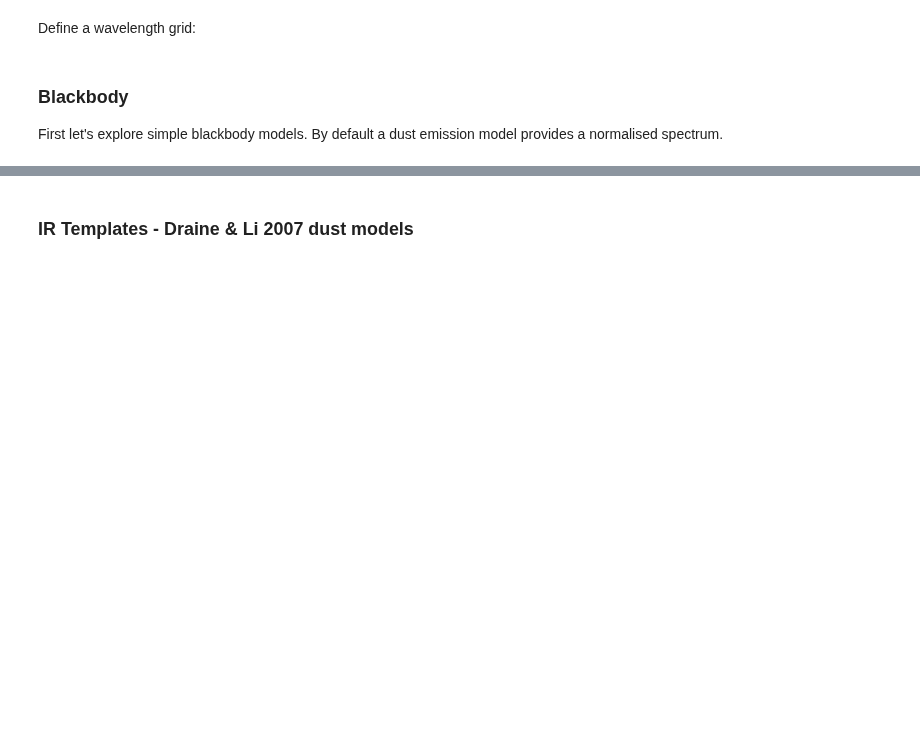
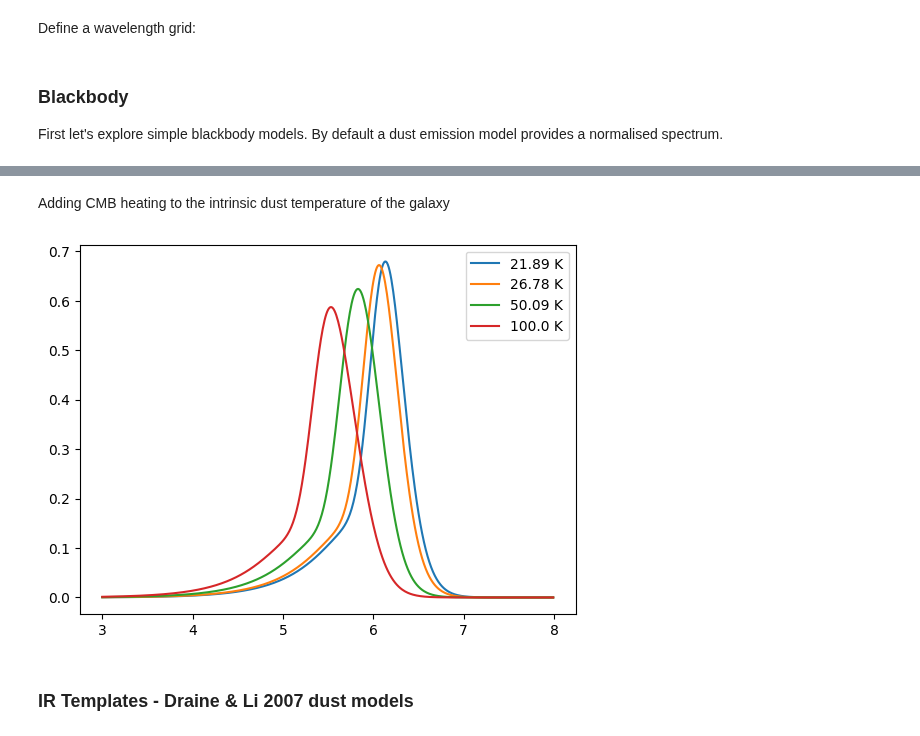
Before and after one commit to tHarvey303/synthesizer, a Jupyter notebook: docs/source/misc/dust_emission.ipynb, the cells around one changed output, grey strips where cells are left out. Cells and saved outputs as stored; diff of their text form; code cells hidden in the pictures; blank space fills up the shorter version.

Commit message:
changed docs to add cmb heating example

```diff
--- a/docs/source/misc/dust_emission.ipynb
+++ b/docs/source/misc/dust_emission.ipynb
@@ -51,3 +57,16 @@ plt.show()
+# %% [markdown]
+Adding CMB heating to the intrinsic dust temperature of the galaxy
+# %%
+for T in [10, 25, 50, 100]:
+    model = Casey12(T * K, 1.6, 2.0, cmb_heating=True, z=7)
+    sed = model.get_spectra(lam)
+    plt.plot(np.log10(sed.lam), sed.luminosity,
+             label=f"{np.round(model.temperature,2)} K")
+
+plt.legend()
+plt.show()
+# %% [output]
+[figure, added]
 # %% [markdown]
 ### IR Templates - Draine & Li 2007 dust models
 # %% [markdown]
```
Also changed, not shown: parts of 5 cells of this notebook.
